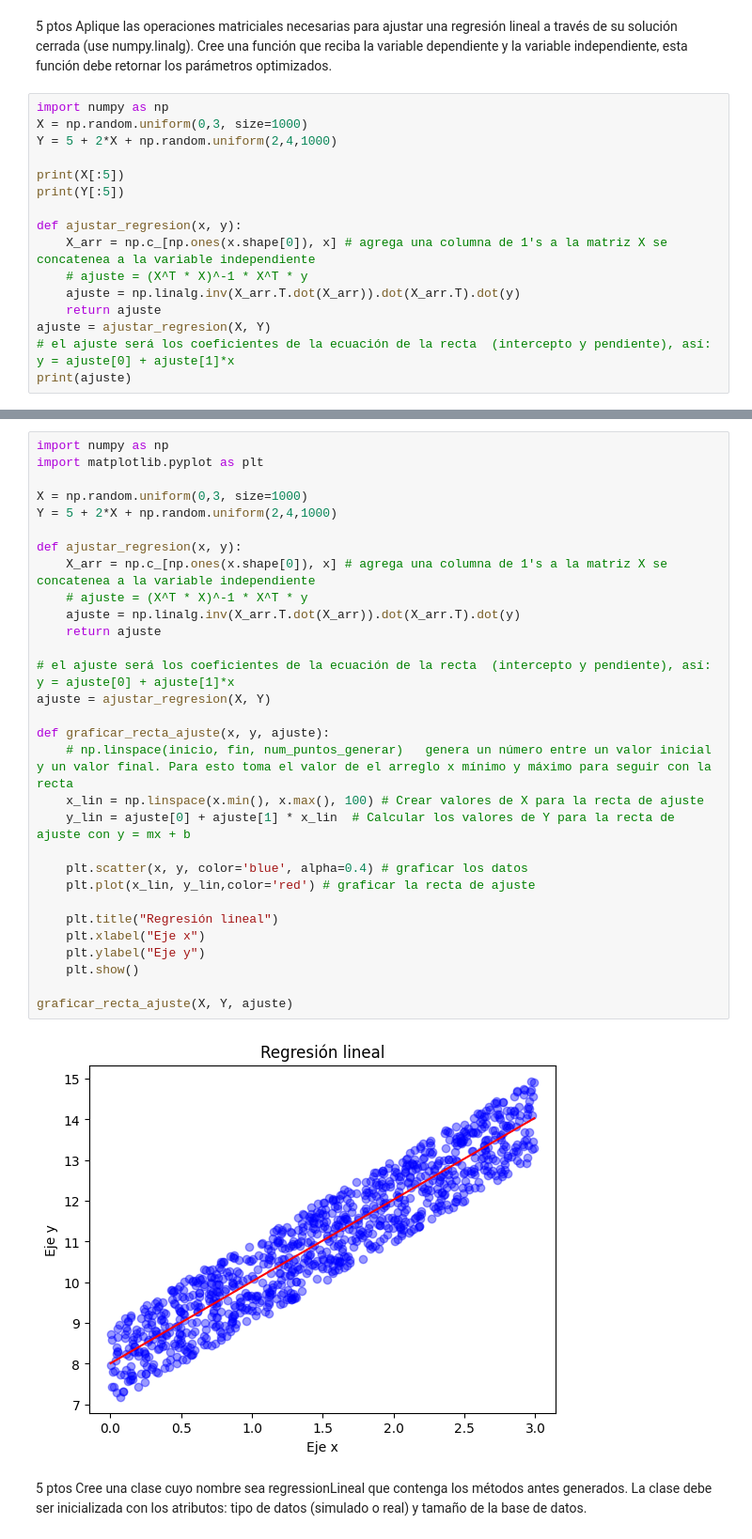
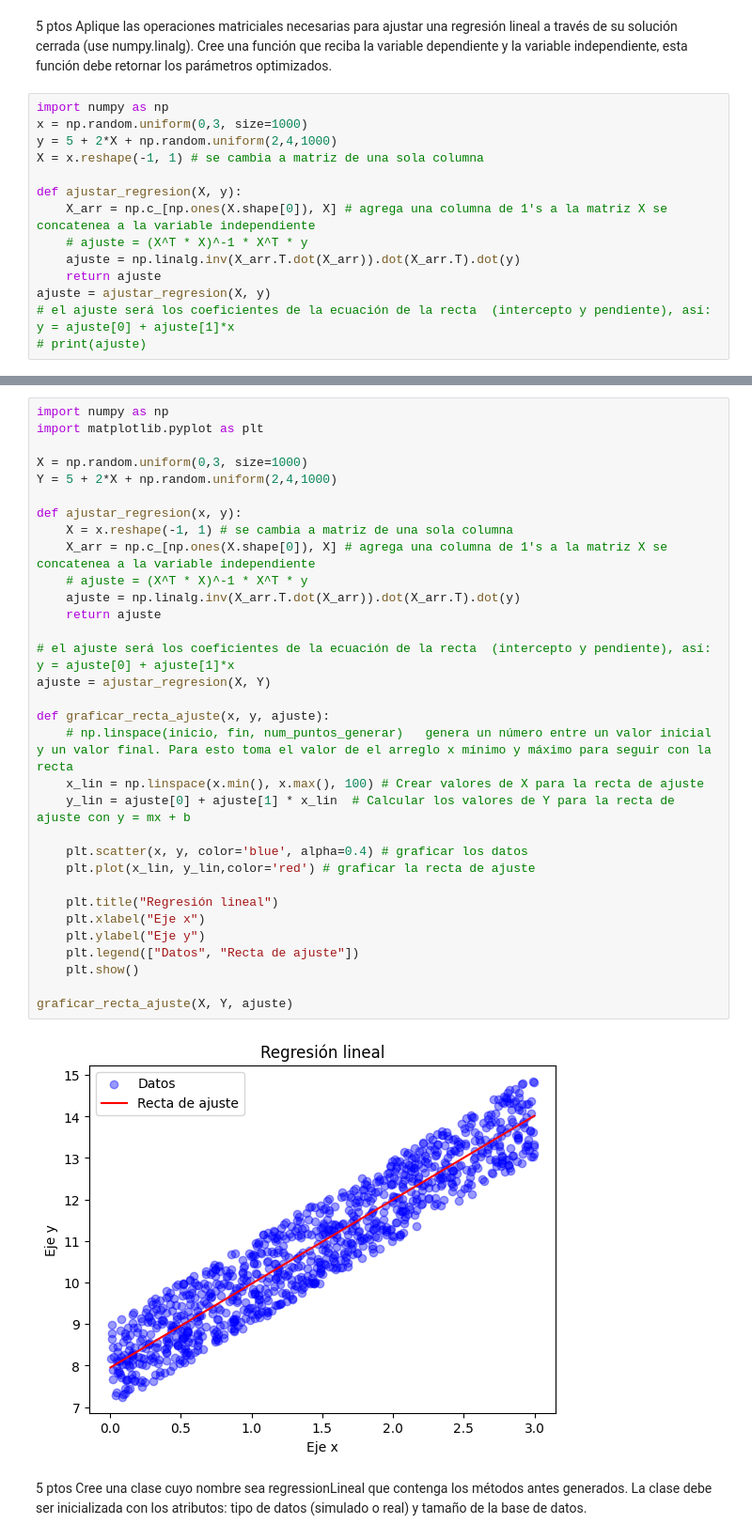
Before and after one commit to doritak/Machine-Learning, a Jupyter notebook: Actividad 2/actividad2.ipynb, the cells around one changed output, grey strips where cells are left out. Shown at 94% size. Saved outputs shown, nothing was run; the diff lists cells and outputs as text.

```diff
--- a/Actividad 2/actividad2.ipynb
+++ b/Actividad 2/actividad2.ipynb
@@ -56,17 +58,15 @@ solución cerrada (use numpy.linalg). Cree una función que reciba la variable d
 variable independiente, esta función debe retornar los parámetros optimizados.
 # %%
 import numpy as np
-X = np.random.uniform(0,3, size=1000)
-Y = 5 + 2*X + np.random.uniform(2,4,1000)
+x = np.random.uniform(0,3, size=1000)
+y = 5 + 2*X + np.random.uniform(2,4,1000)
+X = x.reshape(-1, 1) # se cambia a matriz de una sola columna
 
-print(X[:5])
-print(Y[:5])
-
-def ajustar_regresion(x, y):
-    X_arr = np.c_[np.ones(x.shape[0]), x] # agrega una columna de 1's a la matriz X se concatenea a la variable independiente
+def ajustar_regresion(X, y):
+    X_arr = np.c_[np.ones(X.shape[0]), X] # agrega una columna de 1's a la matriz X se concatenea a la variable independiente
     # ajuste = (X^T * X)^-1 * X^T * y
     ajuste = np.linalg.inv(X_arr.T.dot(X_arr)).dot(X_arr.T).dot(y)
     return ajuste
-ajuste = ajustar_regresion(X, Y)
+ajuste = ajustar_regresion(X, y)
 # el ajuste será los coeficientes de la ecuación de la recta  (intercepto y pendiente), así: y = ajuste[0] + ajuste[1]*x
-print(ajuste)
+# print(ajuste)
@@ -81,35 +79,37 @@ visualización.
 # %%
 import numpy as np
 import matplotlib.pyplot as plt
 
 X = np.random.uniform(0,3, size=1000)
 Y = 5 + 2*X + np.random.uniform(2,4,1000)
 
 def ajustar_regresion(x, y):
-    X_arr = np.c_[np.ones(x.shape[0]), x] # agrega una columna de 1's a la matriz X se concatenea a la variable independiente
+    X = x.reshape(-1, 1) # se cambia a matriz de una sola columna
+    X_arr = np.c_[np.ones(X.shape[0]), X] # agrega una columna de 1's a la matriz X se concatenea a la variable independiente
     # ajuste = (X^T * X)^-1 * X^T * y
     ajuste = np.linalg.inv(X_arr.T.dot(X_arr)).dot(X_arr.T).dot(y)
     return ajuste
 
 # el ajuste será los coeficientes de la ecuación de la recta  (intercepto y pendiente), así: y = ajuste[0] + ajuste[1]*x
 ajuste = ajustar_regresion(X, Y)
 
 def graficar_recta_ajuste(x, y, ajuste):
     # np.linspace(inicio, fin, num_puntos_generar)   genera un número entre un valor inicial y un valor final. Para esto toma el valor de el arreglo x mínimo y máximo para seguir con la recta
     x_lin = np.linspace(x.min(), x.max(), 100) # Crear valores de X para la recta de ajuste
     y_lin = ajuste[0] + ajuste[1] * x_lin  # Calcular los valores de Y para la recta de ajuste con y = mx + b
 
     plt.scatter(x, y, color='blue', alpha=0.4) # graficar los datos
     plt.plot(x_lin, y_lin,color='red') # graficar la recta de ajuste
 
     plt.title("Regresión lineal")
     plt.xlabel("Eje x")
     plt.ylabel("Eje y")
+    plt.legend(["Datos", "Recta de ajuste"])
     plt.show()
 
 graficar_recta_ajuste(X, Y, ajuste)
 # %% [output]
-[figure, old version]
+[figure, new version]
 # %% [markdown]
 5 ptos Cree una clase cuyo nombre sea regressionLineal que contenga los métodos antes generados. La
 clase debe ser inicializada con los atributos: tipo de datos (simulado o real) y tamaño de la base
```
Also changed, not shown: parts of 16 cells of this notebook.
